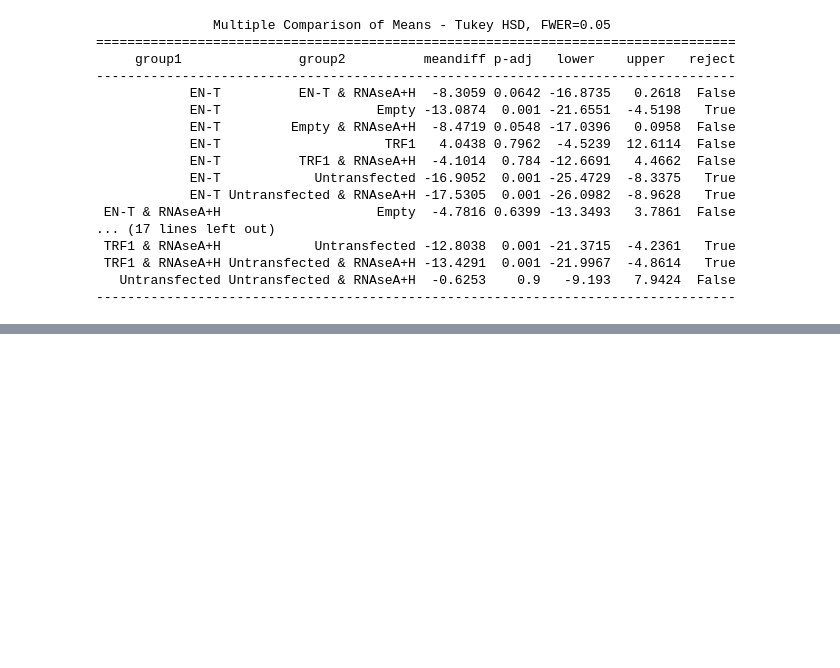
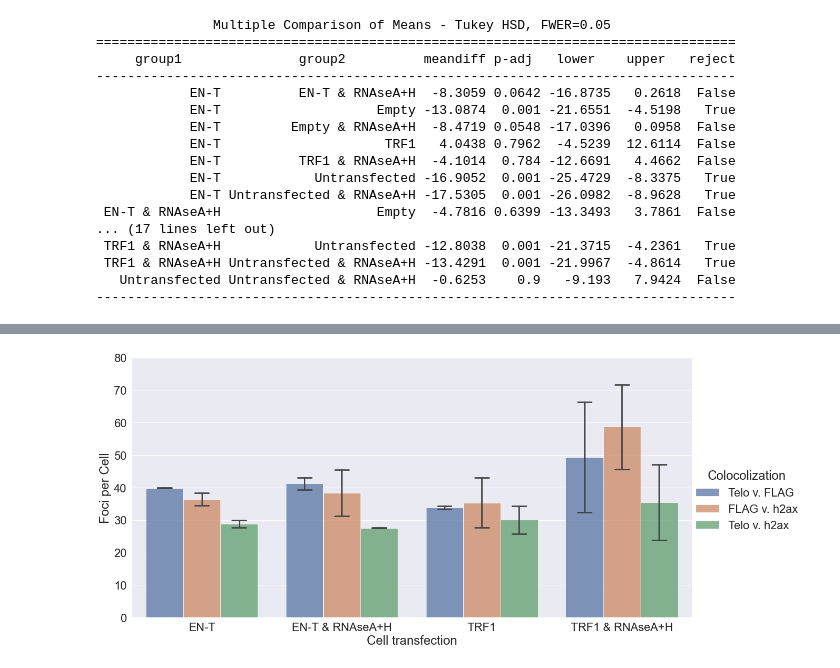
Before and after one commit to aidan-lew/TERRA_DSB, a Jupyter notebook: refined_terra_dsb.ipynb, the cells around one changed output, grey strips where cells are left out. Saved outputs shown, nothing was run; the diff lists cells and outputs as text; code cells hidden in the pictures; blank space fills up the shorter version.

```diff
--- a/refined_terra_dsb.ipynb
+++ b/refined_terra_dsb.ipynb
@@ -1199,0 +1256,28 @@ print(flag_tukey)
+# %%
+ax = sns.set(font_scale=2)
+g = sns.catplot(
+    data=h2ax_df, kind="bar",
+    x="Cell Transfection", y="Foci per Cell", hue="Colocolization",
+    #palette="dark",
+    alpha=.75, height=8, aspect=2,
+    order = ['EN-T'
+            ,'EN-T & RNAseA+H',
+            'TRF1'
+            ,'TRF1 & RNAseA+H',
+            #'Empty'
+            #,'Empty & RNAseA+H',
+            #'Untransfected'
+            #,'Untransfected & RNAseA+H'
+            ],
+                 capsize=0.1, ci=68,
+                )
+
+g.despine(left=False)
+g.set_axis_labels("Cell transfection", "Foci per Cell")
+g.legend.set_title("Colocolization")
+g.set(ylim=(0,80))
+#plt.title("Amount of TERRA per Phase")
+
+#plt.savefig(f'h2ax_rnase.png', dpi=900, bbox_inches='tight')
+# %% [output]
+[figure, added]
```
Also changed, not shown: parts of 18 cells of this notebook.
